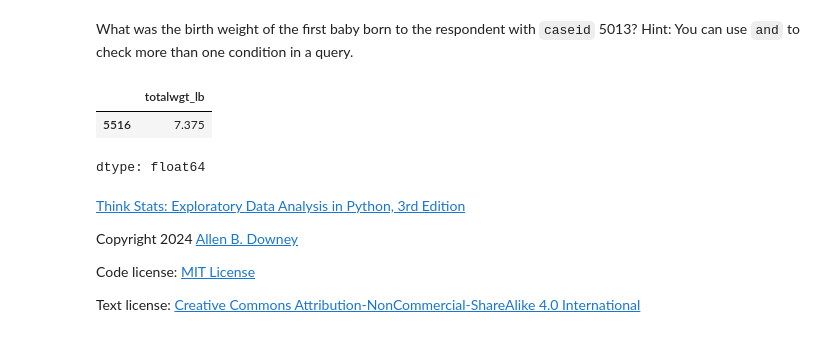
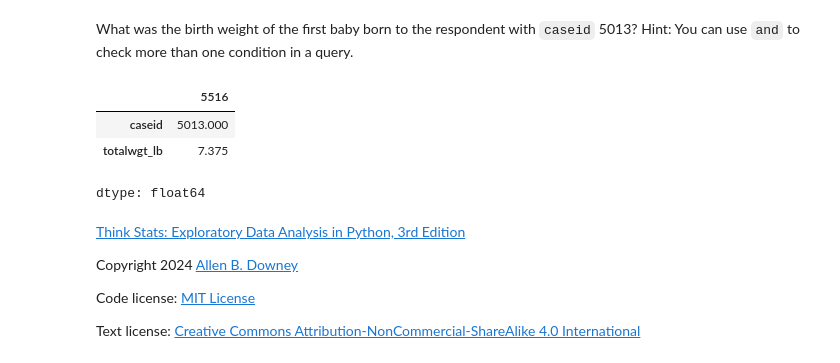
Before and after one commit to tomedds/think_stats_colab, a Jupyter notebook: nb/chap01.ipynb, the cells around one changed output. Drawn from its saved outputs; the diff is of its cells as text; code cells hidden in the pictures.

```diff
--- a/nb/chap01.ipynb
+++ b/nb/chap01.ipynb
@@ -696,10 +696,11 @@ What was the birth weight of the first baby born to the respondent with `caseid`
 Hint: You can use `and` to check more than one condition in a query.
 # %%
 # Solution goes here
-preg.query("caseid == 5013")["totalwgt_lb"].head(1)
+preg.query("caseid == 5013")[["caseid", "totalwgt_lb"]].iloc[0]
 # %% [output]
-|  | totalwgt_lb |
-| 5516 | 7.375 |
+|  | 5516 |
+| caseid | 5013.000 |
+| totalwgt_lb | 7.375 |
 dtype: float64
 # %%
 # Solution goes here
```
